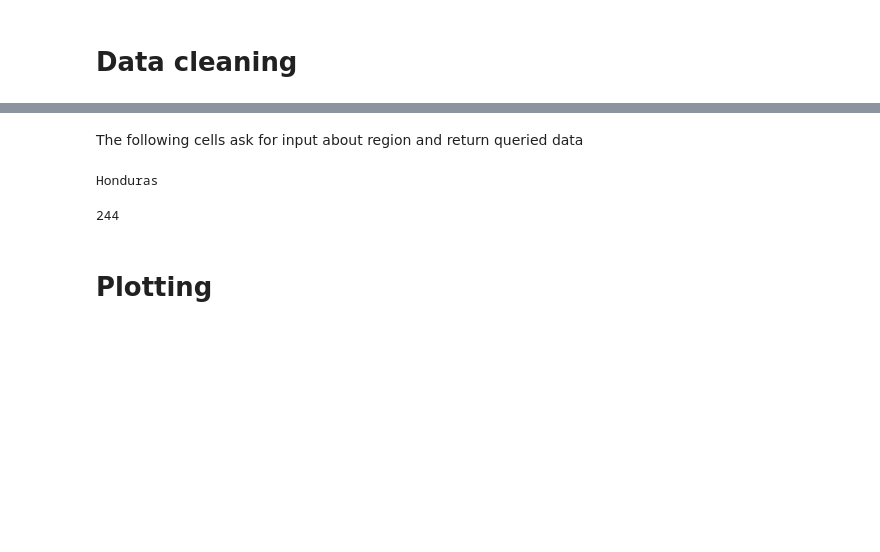
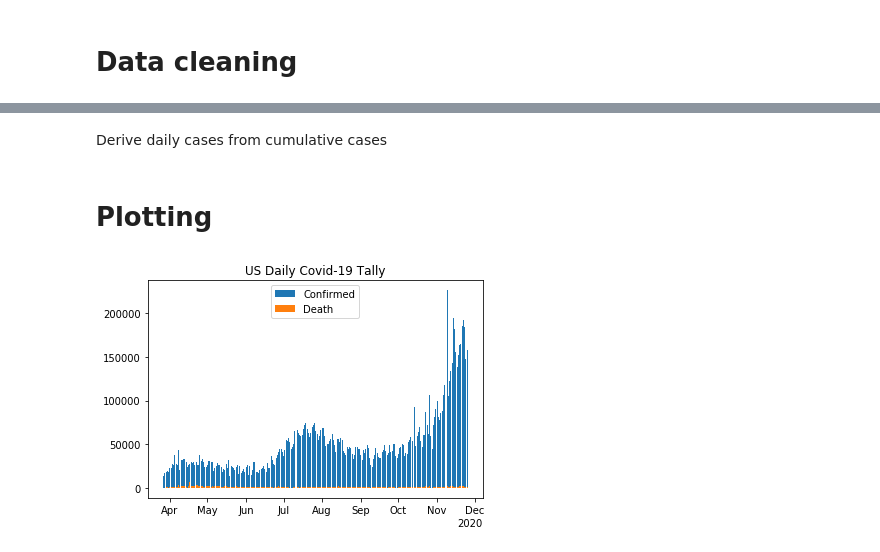
Before and after one commit to csauyong/Covid-in-HK-US, a Jupyter notebook: Covid in HK and US plot.ipynb, the cells around one changed output, grey strips where cells are left out. Drawn from its saved outputs; the diff is of its cells as text; code cells hidden in the pictures; blank space fills up the shorter version.

Commit message:
Finished plotting

```diff
--- a/Covid in HK and US plot.ipynb
+++ b/Covid in HK and US plot.ipynb
@@ -27,13 +35,47 @@ US = covid.loc[covid['Countries/areas'] == 'United States of America']
-# %% [markdown]
-The following cells ask for input about region and return queried data
-# %%
-query = input()
-region = covid.loc[covid['Countries/areas'] == query]
-# %% [output]
-Honduras
-# %%
-len(region)
-# %% [output]
-244
+# %% [markdown]
+Derive daily cases from cumulative cases
+# %%
+def derive_daily(df):
+    #use shifted - cumulative to derive daily cases
+    #confirmed cases
+    cumulative = df['Cumulative number of confirmed cases']
+    shifted = cumulative[1:]
+    cumulative = cumulative[:-1]
+    shifted = shifted.reset_index(drop=True)
+    cumulative = cumulative.reset_index(drop=True)
+    daily_confirm = shifted - cumulative
+    #death
+    cumulative = df['Cumulative number of deaths among confirmed cases']
+    shifted = cumulative[1:]
+    cumulative = cumulative[:-1]
+    shifted = shifted.reset_index(drop=True)
+    cumulative = cumulative.reset_index(drop=True)
+    daily_death = shifted - cumulative
+    #append to df
+    df = df[1:]
+    df = df.reset_index(drop=True)
+    df.loc[:,'Number of confirmed cases'] = daily_confirm
+    df.loc[:,'Number of deaths among confirmed cases'] = daily_death
+    return df
+# %%
+HK = derive_daily(HK)
+US = derive_daily(US)
 # %% [markdown]
 # Plotting
+# %%
+def plot(df, loc=0):
+    f = plt.figure()
+    ax = f.add_subplot(1, 1, 1)
+    ax.bar(df['As of date'], df['Number of confirmed cases'], label='Confirmed')
+    ax.bar(df['As of date'], df['Number of deaths among confirmed cases'], label='Death')
+    ax.set_title(f'{df.name} Daily Covid-19 Tally')
+    ax.legend(loc=loc)
+    locator = mdates.AutoDateLocator(minticks=3, maxticks=9)
+    formatter = mdates.ConciseDateFormatter(locator)
+    ax.xaxis.set_major_locator(locator)
+    ax.xaxis.set_major_formatter(formatter)
+# %%
+US.name = 'US'
+plot(US, loc=9)
+# %% [output]
+[figure, added]
```
Also changed, not shown: parts of 6 cells of this notebook.
